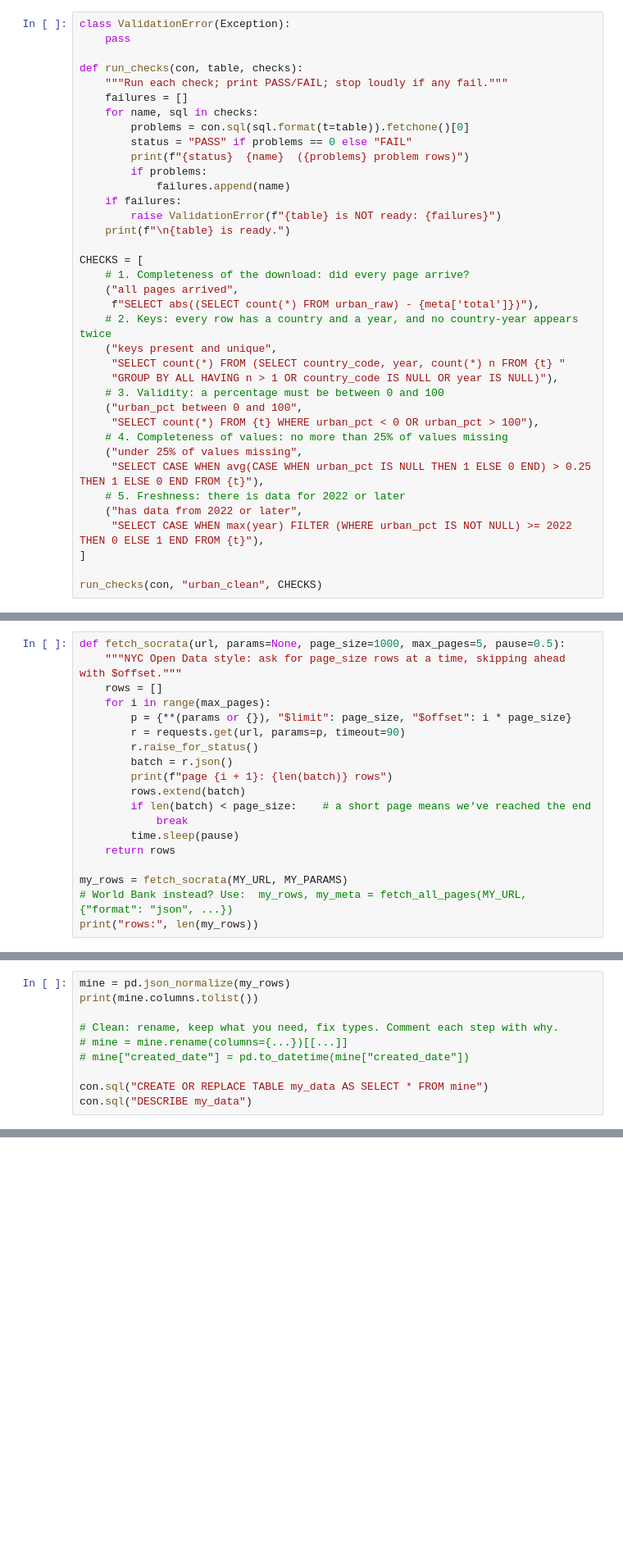
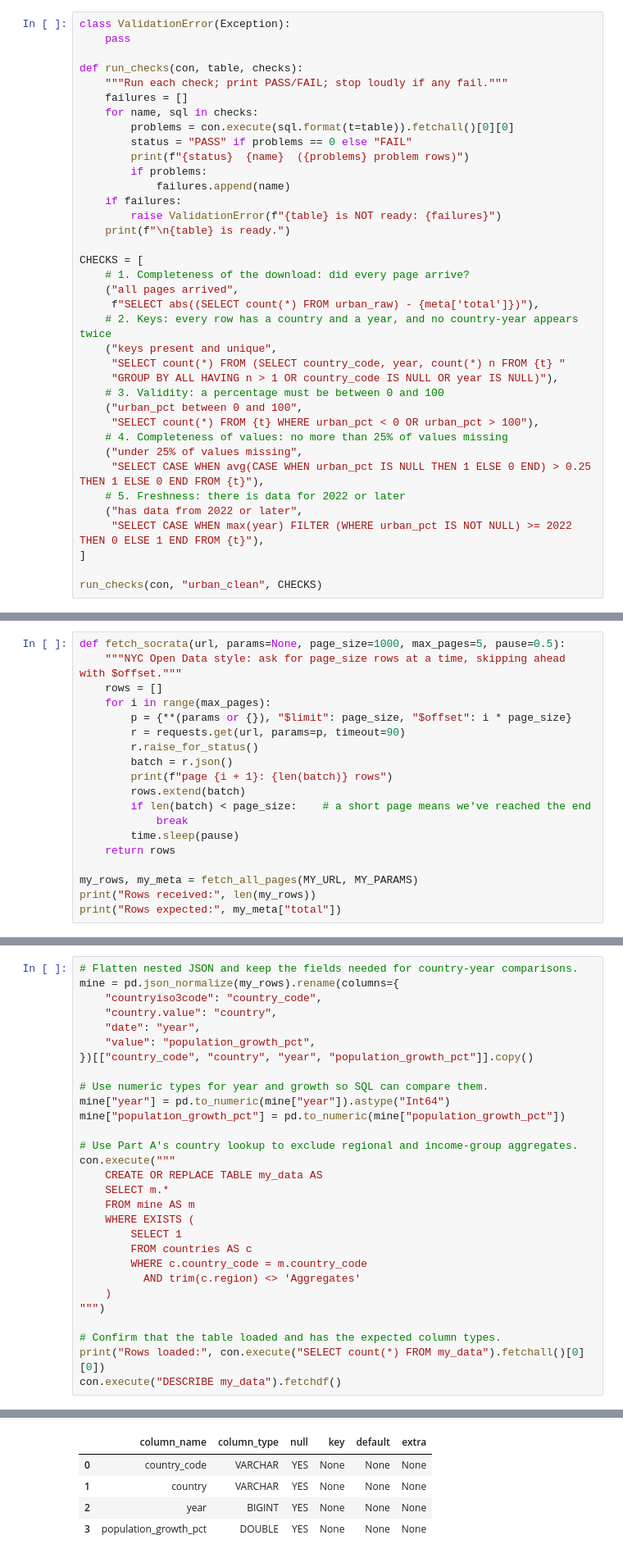
Before and after one commit to sp4609/data-infra-project, a Jupyter notebook: notebooks/lab3_live_data.ipynb, the cells around one changed output, grey strips where cells are left out. Shown at 82% size. Cells and saved outputs as stored; diff of their text form; blank space fills up the shorter version.

```diff
--- a/notebooks/lab3_live_data.ipynb
+++ b/notebooks/lab3_live_data.ipynb
@@ -130,7 +204,7 @@ def run_checks(con, table, checks):
     """Run each check; print PASS/FAIL; stop loudly if any fail."""
     failures = []
     for name, sql in checks:
-        problems = con.sql(sql.format(t=table)).fetchone()[0]
+        problems = con.execute(sql.format(t=table)).fetchall()[0][0]
         status = "PASS" if problems == 0 else "FAIL"
         print(f"{status}  {name}  ({problems} problem rows)")
         if problems:
@@ -260,6 +412,6 @@ def fetch_socrata(url, params=None, page_size=1000, max_pages=5, pause=0.5):
         time.sleep(pause)
     return rows
 
-my_rows = fetch_socrata(MY_URL, MY_PARAMS)
-# World Bank instead? Use:  my_rows, my_meta = fetch_all_pages(MY_URL, {"format": "json", ...})
-print("rows:", len(my_rows))
+my_rows, my_meta = fetch_all_pages(MY_URL, MY_PARAMS)
+print("Rows received:", len(my_rows))
+print("Rows expected:", my_meta["total"])
@@ -266,12 +426,32 @@ print("rows:", len(my_rows))
 # %% [markdown]
 ## B3. Flatten, clean, load
 # %%
-mine = pd.json_normalize(my_rows)
-print(mine.columns.tolist())
+# Flatten nested JSON and keep the fields needed for country-year comparisons.
+mine = pd.json_normalize(my_rows).rename(columns={
+    "countryiso3code": "country_code",
+    "country.value": "country",
+    "date": "year",
+    "value": "population_growth_pct",
+})[["country_code", "country", "year", "population_growth_pct"]].copy()
 
-# Clean: rename, keep what you need, fix types. Comment each step with why.
-# mine = mine.rename(columns={...})[[...]]
-# mine["created_date"] = pd.to_datetime(mine["created_date"])
+# Use numeric types for year and growth so SQL can compare them.
+mine["year"] = pd.to_numeric(mine["year"]).astype("Int64")
+mine["population_growth_pct"] = pd.to_numeric(mine["population_growth_pct"])
 
-con.sql("CREATE OR REPLACE TABLE my_data AS SELECT * FROM mine")
-con.sql("DESCRIBE my_data")
+# Use Part A's country lookup to exclude regional and income-group aggregates.
+con.execute("""
+    CREATE OR REPLACE TABLE my_data AS
+    SELECT m.*
+    FROM mine AS m
+    WHERE EXISTS (
+        SELECT 1
+        FROM countries AS c
+        WHERE c.country_code = m.country_code
+          AND trim(c.region) <> 'Aggregates'
+    )
+""")
+
+# Confirm that the table loaded and has the expected column types.
+print("Rows loaded:", con.execute("SELECT count(*) FROM my_data").fetchall()[0][0])
+con.execute("DESCRIBE my_data").fetchdf()
+# %% [output]
@@ -278,3 +459,8 @@ con.sql("DESCRIBE my_data")
+|  | column_name | column_type | null | key | default | extra |
+| 0 | country_code | VARCHAR | YES | None | None | None |
+| 1 | country | VARCHAR | YES | None | None | None |
+| 2 | year | BIGINT | YES | None | None | None |
+| 3 | population_growth_pct | DOUBLE | YES | None | None | None |
 # %% [markdown]
 ## B4. Your five checks
 
```
Also changed, not shown: parts of 20 cells of this notebook, 2 other files.
